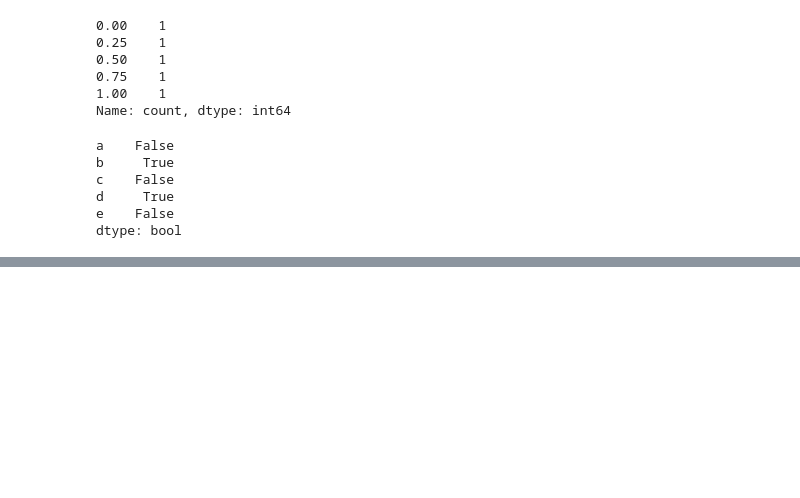
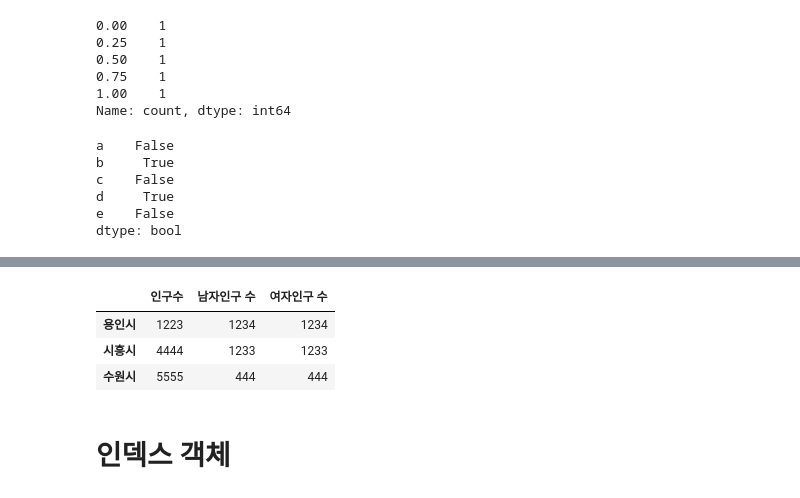
Before and after one commit to yumi-jun/LearnPandas, a Jupyter notebook: 판다스.ipynb, the cells around one changed output, grey strips where cells are left out. Saved outputs shown, nothing was run; the diff lists cells and outputs as text; code cells hidden in the pictures; blank space fills up the shorter version.

```diff
--- a/판다스.ipynb
+++ b/판다스.ipynb
@@ -42,0 +41,6 @@ pop_tuple={}
+# %%
+# 튜플 작성
+pop_tuple={'용인시':1223,'시흥시':4444,'수원시':5555}
+population = pd.Series(pop_tuple)
+population
+population['전유미':'전유진']
@@ -42,0 +79,11 @@ pop_tuple={}
+# %%
+korea_df=pd.DataFrame({'인구수':population,'남자인구 수':male,'여자인구 수':female})
+korea_df[1:2]
+korea_df
+# %% [output]
+|  | 인구수 | 남자인구 수 | 여자인구 수 |
+| 용인시 | 1223 | 1234 | 1234 |
+| 시흥시 | 4444 | 1233 | 1233 |
+| 수원시 | 5555 | 444 | 444 |
+# %% [markdown]
+# 인덱스 객체
```
Also changed, not shown: parts of 16 cells of this notebook.
